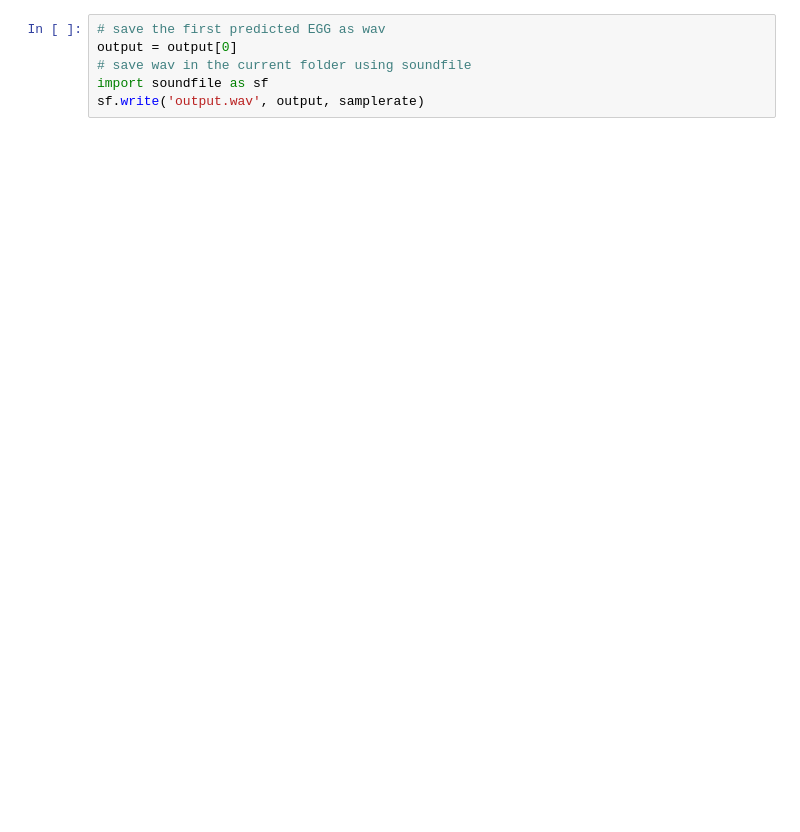
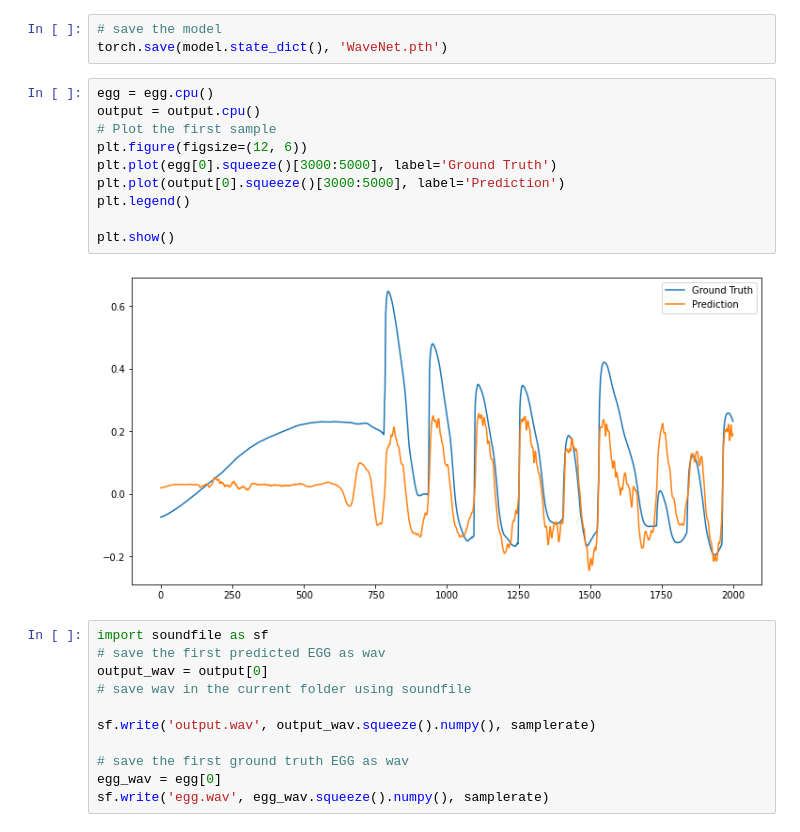
Before and after one commit to ChuanCh/A2E, a Jupyter notebook: WaveNet_train.ipynb, the cells around one changed output. Drawn from its saved outputs; the diff is of its cells as text; blank space fills up the shorter version.

```diff
--- a/WaveNet_train.ipynb
+++ b/WaveNet_train.ipynb
@@ -248,6 +243,26 @@ plt.show()
+# %%
+# save the model
+torch.save(model.state_dict(), 'WaveNet.pth')
+# %%
+egg = egg.cpu()
+output = output.cpu()
+# Plot the first sample
+plt.figure(figsize=(12, 6))
+plt.plot(egg[0].squeeze()[3000:5000], label='Ground Truth')
+plt.plot(output[0].squeeze()[3000:5000], label='Prediction')
+plt.legend()
+
+plt.show()
+# %% [output]
+[figure, added]
 # %%
+import soundfile as sf
 # save the first predicted EGG as wav
-output = output[0]
+output_wav = output[0]
 # save wav in the current folder using soundfile
-import soundfile as sf
-sf.write('output.wav', output, samplerate)
+
+sf.write('output.wav', output_wav.squeeze().numpy(), samplerate)
+
+# save the first ground truth EGG as wav
+egg_wav = egg[0]
+sf.write('egg.wav', egg_wav.squeeze().numpy(), samplerate)
```
Also changed, not shown: parts of 2 cells of this notebook, 33 other files.
